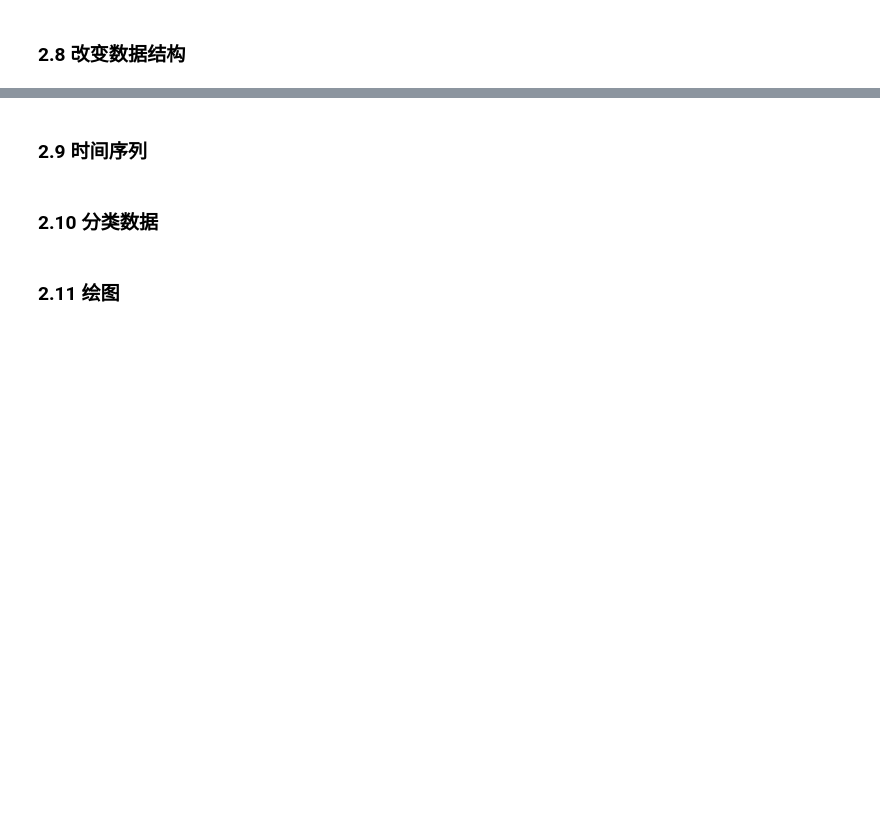
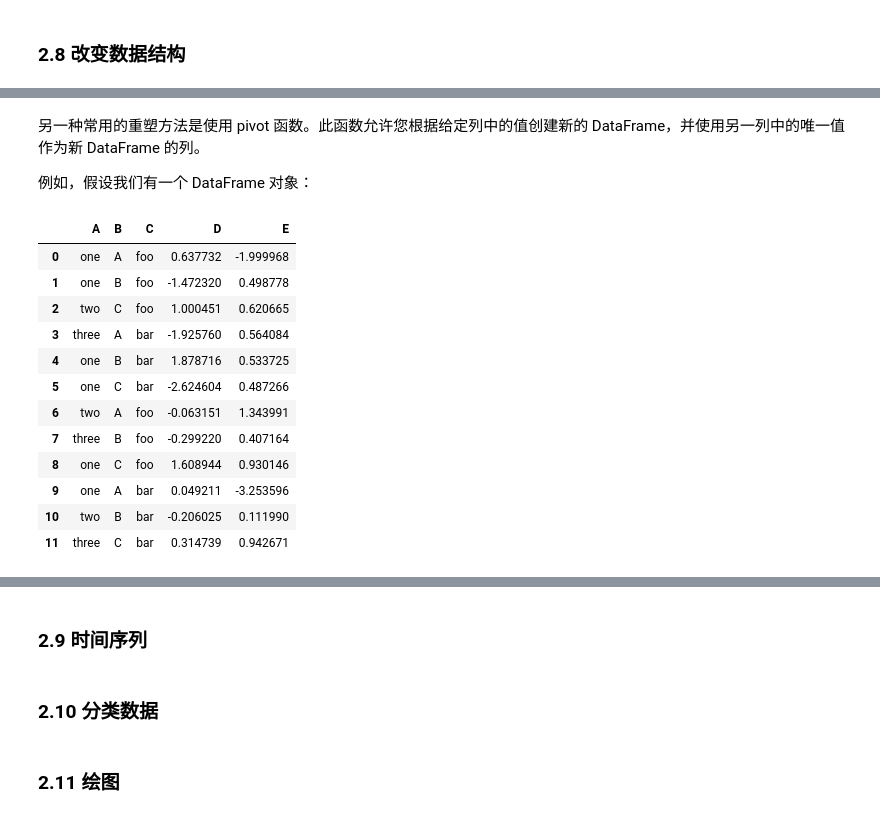
Before and after one commit to dptech-corp/bohrium-notebook, a Jupyter notebook: Proem/Pandas_Quick_Start_Tutorial.ipynb, the cells around one changed output, grey strips where cells are left out. Saved outputs shown, nothing was run; the diff lists cells and outputs as text; code cells hidden in the pictures; blank space fills up the shorter version.

```diff
--- a/Proem/Pandas_Quick_Start_Tutorial.ipynb
+++ b/Proem/Pandas_Quick_Start_Tutorial.ipynb
@@ -315,0 +758,31 @@ print(f'所用时间是上一步的 {np.divide(time2, time1):.3f} 倍')
+# %% [markdown]
+
+另一种常用的重塑方法是使用 pivot 函数。此函数允许您根据给定列中的值创建新的 DataFrame，并使用另一列中的唯一值作为新 DataFrame 的列。
+
+例如，假设我们有一个 DataFrame 对象：
+# %%
+df = pd.DataFrame(
+         {
+            "A": ["one", "one", "two", "three"] * 3,
+           "B": ["A", "B", "C"] * 4,
+            "C": ["foo", "foo", "foo", "bar", "bar", "bar"] * 2,
+            "D": np.random.randn(12),
+            "E": np.random.randn(12),
+        }
+    )
+
+df
+# %% [output]
+|  | A | B | C | D | E |
+| 0 | one | A | foo | 0.637732 | -1.999968 |
+| 1 | one | B | foo | -1.472320 | 0.498778 |
+| 2 | two | C | foo | 1.000451 | 0.620665 |
+| 3 | three | A | bar | -1.925760 | 0.564084 |
+| 4 | one | B | bar | 1.878716 | 0.533725 |
+| 5 | one | C | bar | -2.624604 | 0.487266 |
+| 6 | two | A | foo | -0.063151 | 1.343991 |
+| 7 | three | B | foo | -0.299220 | 0.407164 |
+| 8 | one | C | foo | 1.608944 | 0.930146 |
+| 9 | one | A | bar | 0.049211 | -3.253596 |
+| 10 | two | B | bar | -0.206025 | 0.111990 |
+| 11 | three | C | bar | 0.314739 | 0.942671 |
```
Also changed, not shown: parts of 61 cells of this notebook.
